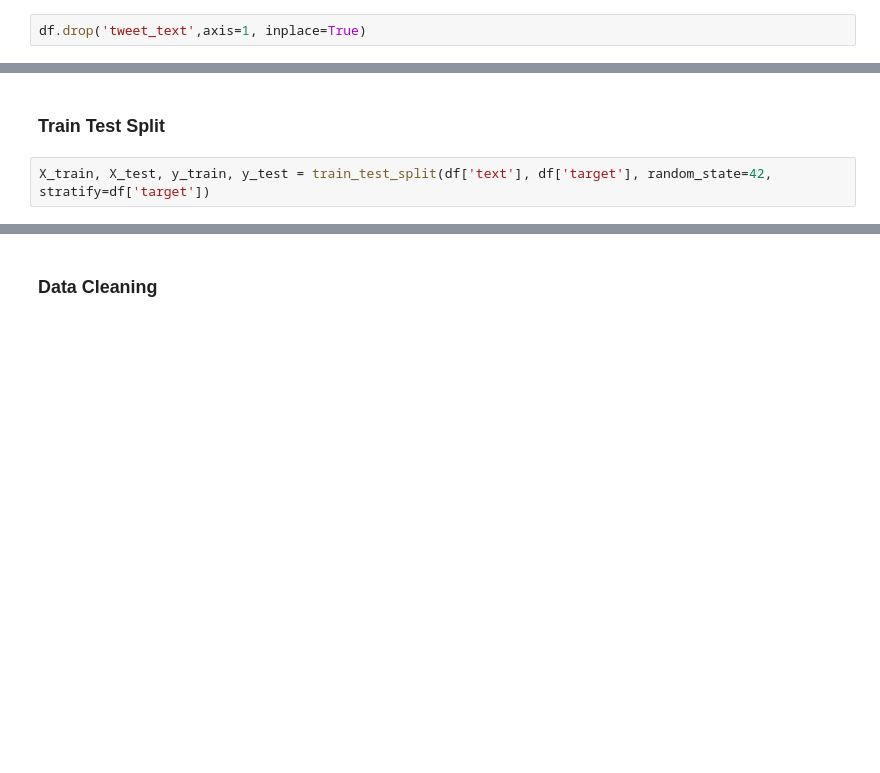
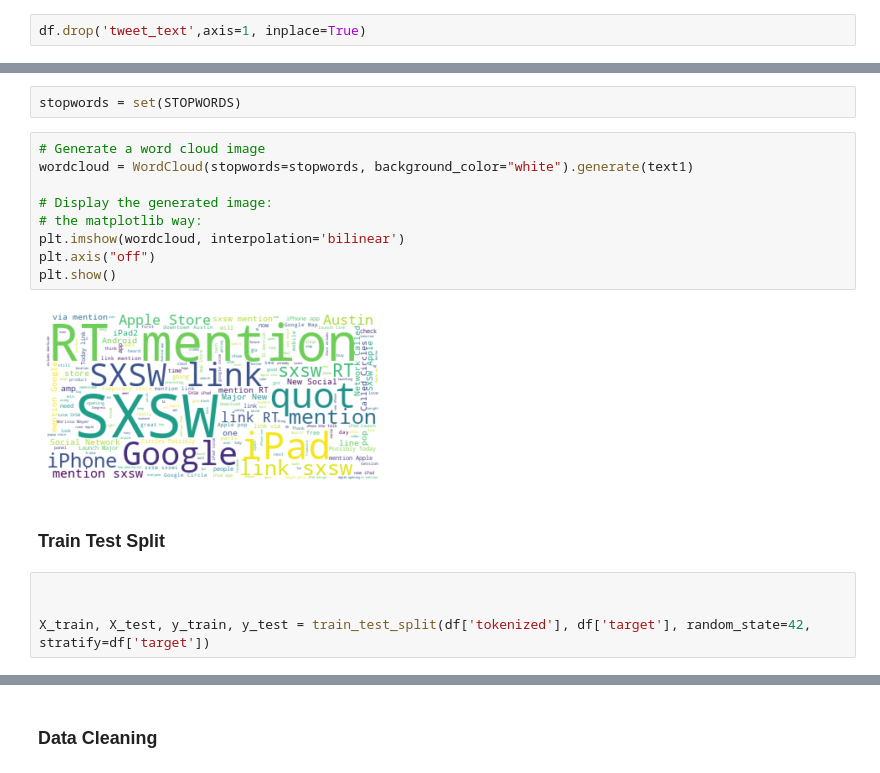
Before and after one commit to raylinsoriano/NLP_project, a Jupyter notebook: Individual Notebooks/Raylin's Notebook.ipynb, the cells around one changed output, grey strips where cells are left out. Drawn from its saved outputs; the diff is of its cells as text; blank space fills up the shorter version.

```diff
--- a/Individual Notebooks/Raylin's Notebook.ipynb
+++ b/Individual Notebooks/Raylin's Notebook.ipynb
@@ -127,7 +300,22 @@ TypeError: Index(...) must be called with a collection of some kind, 'text' was
+# %%
+stopwords = set(STOPWORDS)
+# %%
+# Generate a word cloud image
+wordcloud = WordCloud(stopwords=stopwords, background_color="white").generate(text1)
+
+# Display the generated image:
+# the matplotlib way:
+plt.imshow(wordcloud, interpolation='bilinear')
+plt.axis("off")
+plt.show()
+# %% [output]
+[figure, added]
 # %% [markdown]
 ### Train Test Split
 # %%
-X_train, X_test, y_train, y_test = train_test_split(df['text'], df['target'], random_state=42, stratify=df['target'])
+
+
+X_train, X_test, y_train, y_test = train_test_split(df['tokenized'], df['target'], random_state=42, stratify=df['target'])
 # %%
 X_train.shape
 # %% [output]
```
Also changed, not shown: parts of 58 cells of this notebook.
